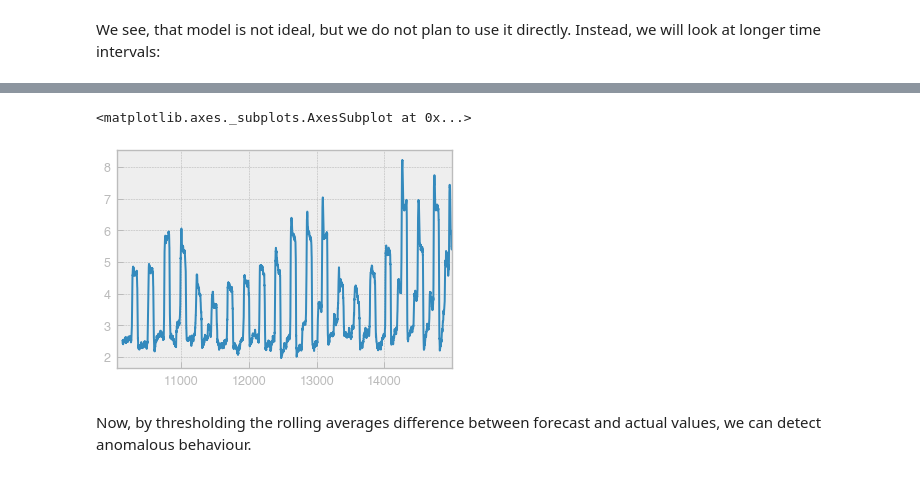
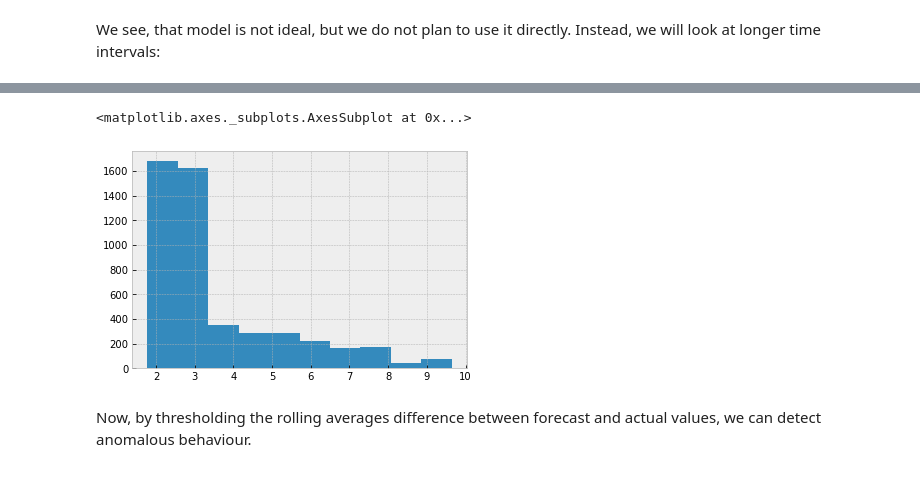
Before and after one commit to yaarams/yandex, a Jupyter notebook: Tzipi Zanyovka - Anomaly_detection_in_time_series.ipynb, the cells around one changed output, grey strips where cells are left out. Cells and saved outputs as stored; diff of their text form; code cells hidden in the pictures.

```diff
--- a/Tzipi Zanyovka - Anomaly_detection_in_time_series.ipynb
+++ b/Tzipi Zanyovka - Anomaly_detection_in_time_series.ipynb
@@ -482,8 +512,8 @@ indicator["y_diff"] = (indicator["y_true"]-indicator["y_pred"]).abs()
 # %%
-indicator["y_diff"].rolling(80).mean().plot()
+indicator["y_diff"].rolling(WINDOW).mean().dropna().hist()
 # %% [output]
 <matplotlib.axes._subplots.AxesSubplot at 0x...>
-[figure, old version]
+[figure, new version]
 # %% [markdown]
 Now, by thresholding the rolling averages difference between forecast and actual values, we can detect anomalous behaviour.
 # %% [markdown]
```
Also changed, not shown: parts of 45 cells of this notebook.
